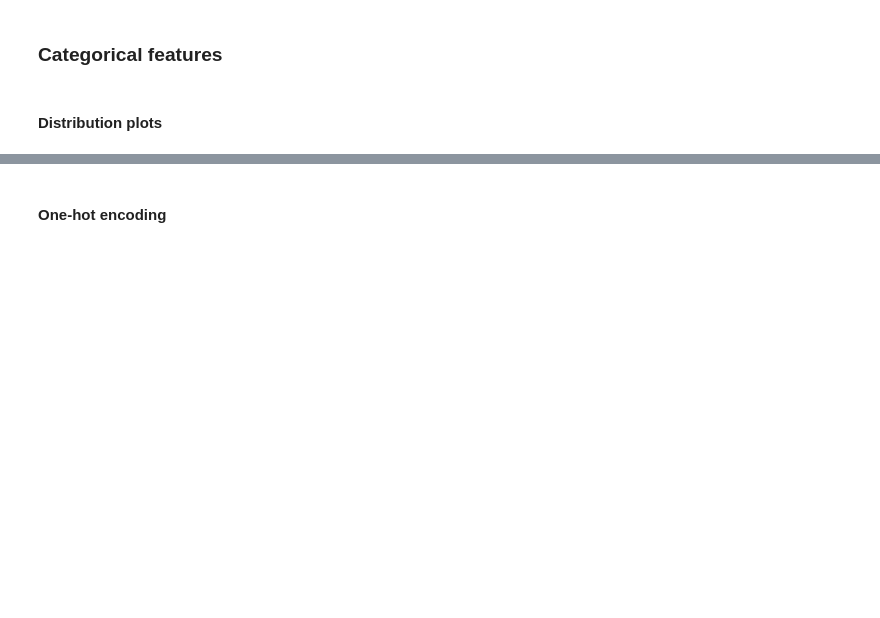
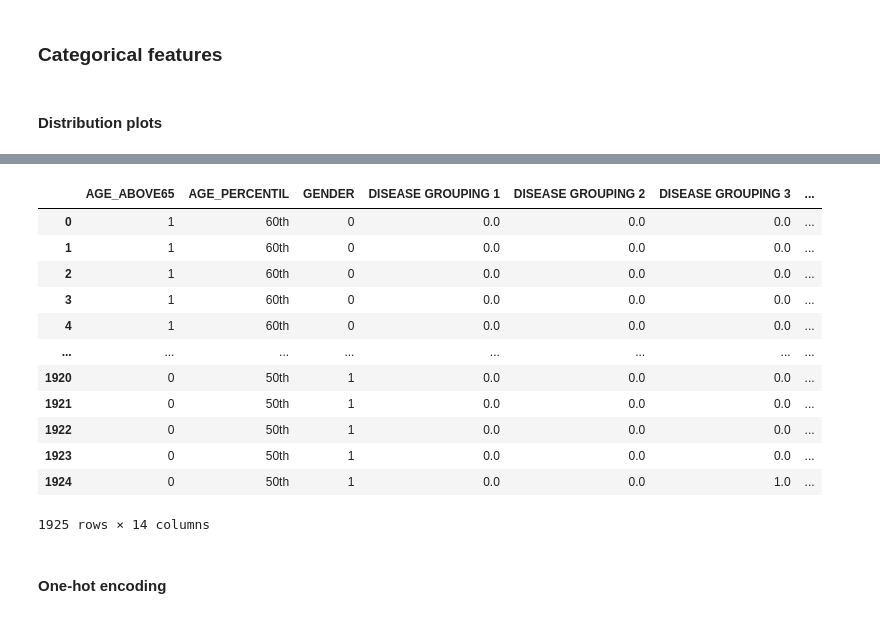
Before and after one commit to ccaiman/covid-capstone, a Jupyter notebook: covid_icu.ipynb, the cells around one changed output, grey strips where cells are left out. Cells and saved outputs as stored; diff of their text form; code cells hidden in the pictures; blank space fills up the shorter version.

```diff
--- a/covid_icu.ipynb
+++ b/covid_icu.ipynb
@@ -156,3 +224,14 @@ The overall pattern of differences between biomarker and biometric data is consi
 ### Categorical features
 # %% [markdown]
 #### Distribution plots
+# %%
+cat_cols = []
+
+for i in data.columns:
+    if i not in num_cols:
+        cat_cols.append(i)
+
+cat_cols = pd.Series(cat_cols)
+
+cat_cols = cat_cols[~cat_cols.str.contains('DIFF')]
+cat_cols
@@ -159,3 +254,19 @@ The overall pattern of differences between biomarker and biometric data is consi
+# %%
+data[cat_cols]
+# %% [output]
+|  | AGE_ABOVE65 | AGE_PERCENTIL | GENDER | DISEASE GROUPING 1 | DISEASE GROUPING 2 | DISEASE GROUPING 3 | ... |
+| 0 | 1 | 60th | 0 | 0.0 | 0.0 | 0.0 | ... |
+| 1 | 1 | 60th | 0 | 0.0 | 0.0 | 0.0 | ... |
+| 2 | 1 | 60th | 0 | 0.0 | 0.0 | 0.0 | ... |
+| 3 | 1 | 60th | 0 | 0.0 | 0.0 | 0.0 | ... |
+| 4 | 1 | 60th | 0 | 0.0 | 0.0 | 0.0 | ... |
+| ... | ... | ... | ... | ... | ... | ... | ... |
+| 1920 | 0 | 50th | 1 | 0.0 | 0.0 | 0.0 | ... |
+| 1921 | 0 | 50th | 1 | 0.0 | 0.0 | 0.0 | ... |
+| 1922 | 0 | 50th | 1 | 0.0 | 0.0 | 0.0 | ... |
+| 1923 | 0 | 50th | 1 | 0.0 | 0.0 | 0.0 | ... |
+| 1924 | 0 | 50th | 1 | 0.0 | 0.0 | 1.0 | ... |
+1925 rows × 14 columns
 # %% [markdown]
 #### One-hot encoding
 # %% [markdown]
```
Also changed, not shown: parts of 16 cells of this notebook.
